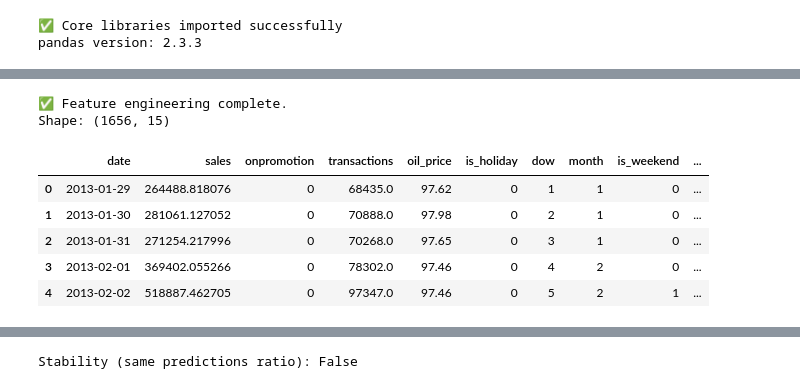
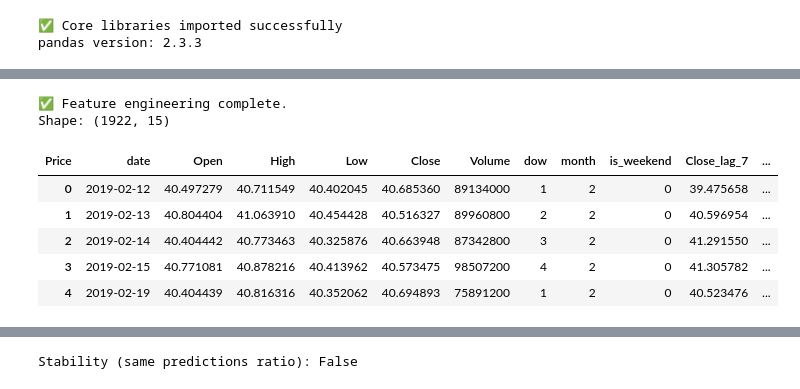
Before and after one commit to dhwanil1907/kpi-anomaly-detector, a Jupyter notebook: notebook/kpi.ipynb, the cells around one changed output, grey strips where cells are left out. Cells and saved outputs as stored; diff of their text form; code cells hidden in the pictures.

```diff
--- a/notebook/kpi.ipynb
+++ b/notebook/kpi.ipynb
@@ -378,68 +368,52 @@ else:
 # =========================================================
 # Feature Engineering (time, lags, rolling)
 # =========================================================
 
-# We will:
-# 1) Add basic time features (day-of-week, month, weekend flag).
-# 2) Add lag features to capture short/medium-term memory.
-# 3) Add rolling statistics to model local trends and volatility.
-# 4) Drop NA rows created by lagging/rolling.
-
 def add_time_features(df: pd.DataFrame, date_col: str = "date") -> pd.DataFrame:
-    """
-    Add calendar-based features: day-of-week, month, weekend flag.
-    """
+    """Add calendar-based features: day-of-week, month, weekend flag."""
     out = df.copy()
-    # Ensure datetime
     d = pd.to_datetime(out[date_col], errors="coerce")
-    out["dow"] = d.dt.dayofweek          # 0=Mon ... 6=Sun
-    out["month"] = d.dt.month
+    out["dow"]        = d.dt.dayofweek
+    out["month"]      = d.dt.month
     out["is_weekend"] = (out["dow"] >= 5).astype(int)
     return out
 
-def add_lag_roll(df: pd.DataFrame, target: str = "sales") -> pd.DataFrame:
+def add_lag_roll(df: pd.DataFrame, target: str = "Close") -> pd.DataFrame:
     """
     Add lag and rolling-window features for the target column.
     - Lags: 7, 28 days
     - Rolling mean/std: 7 days
     - Percent change: 1, 7 days
     """
     out = df.copy()
     if target not in out.columns:
         raise KeyError(f"Target column '{target}' not found in DataFrame.")
 
-    # Lags capture prior levels
-    out[f"{target}_lag_7"] = out[target].shift(7)
-    out[f"{target}_lag_28"] = out[target].shift(28)
-
-    # Rolling stats capture local trend/volatility
-    out[f"{target}_rollmean_7"] = out[target].rolling(7).mean()
-    out[f"{target}_rollstd_7"]  = out[target].rolling(7).std()
-
-    # Short & medium-term momentum
-    out[f"{target}_pct_change_1"] = out[target].pct_change(1)
-    out[f"{target}_pct_change_7"] = out[target].pct_change(7)
+    out[f"{target}_lag_7"]         = out[target].shift(7)
+    out[f"{target}_lag_28"]        = out[target].shift(28)
+    out[f"{target}_rollmean_7"]    = out[target].rolling(7).mean()
+    out[f"{target}_rollstd_7"]     = out[target].rolling(7).std()
+    out[f"{target}_pct_change_1"]  = out[target].pct_change(1)
+    out[f"{target}_pct_change_7"]  = out[target].pct_change(7)
 
     return out
 
-# ---- Build features pipeline ----
-df_feat = add_lag_roll(add_time_features(df_raw), target="sales")
-
-# Drop rows with NA introduced by lag/rolling windows
+# ── Build features pipeline ──
+df_feat = add_lag_roll(add_time_features(df_raw), target=TARGET)
 df_feat = df_feat.dropna().reset_index(drop=True)
 
 print("✅ Feature engineering complete.")
 print("Shape:", df_feat.shape)
 display(df_feat.head())
 # %% [output]
 ✅ Feature engineering complete.
-Shape: (1656, 15)
+Shape: (1922, 15)
-|  | date | sales | onpromotion | transactions | oil_price | is_holiday | dow | month | is_weekend | ... |
-| 0 | 2013-01-29 | 264488.818076 | 0 | 68435.0 | 97.62 | 0 | 1 | 1 | 0 | ... |
-| 1 | 2013-01-30 | 281061.127052 | 0 | 70888.0 | 97.98 | 0 | 2 | 1 | 0 | ... |
-| 2 | 2013-01-31 | 271254.217996 | 0 | 70268.0 | 97.65 | 0 | 3 | 1 | 0 | ... |
-| 3 | 2013-02-01 | 369402.055266 | 0 | 78302.0 | 97.46 | 0 | 4 | 2 | 0 | ... |
-| 4 | 2013-02-02 | 518887.462705 | 0 | 97347.0 | 97.46 | 0 | 5 | 2 | 1 | ... |
+| Price | date | Open | High | Low | Close | Volume | dow | month | is_weekend | Close_lag_7 | ... |
+| 0 | 2019-02-12 | 40.497279 | 40.711549 | 40.402045 | 40.685360 | 89134000 | 1 | 2 | 0 | 39.475658 | ... |
+| 1 | 2019-02-13 | 40.804404 | 41.063910 | 40.454428 | 40.516327 | 89960800 | 2 | 2 | 0 | 40.596954 | ... |
+| 2 | 2019-02-14 | 40.404442 | 40.773463 | 40.325876 | 40.663948 | 87342800 | 3 | 2 | 0 | 41.291550 | ... |
+| 3 | 2019-02-15 | 40.771081 | 40.878216 | 40.413962 | 40.573475 | 98507200 | 4 | 2 | 0 | 41.305782 | ... |
+| 4 | 2019-02-19 | 40.404439 | 40.816316 | 40.352062 | 40.694893 | 75891200 | 1 | 2 | 0 | 40.523476 | ... |
 # %%
 # =========================================================
 # Anomaly Detection (Z-score, IQR, IsolationForest)
```
Also changed, not shown: parts of 19 cells of this notebook, 10 other files.
